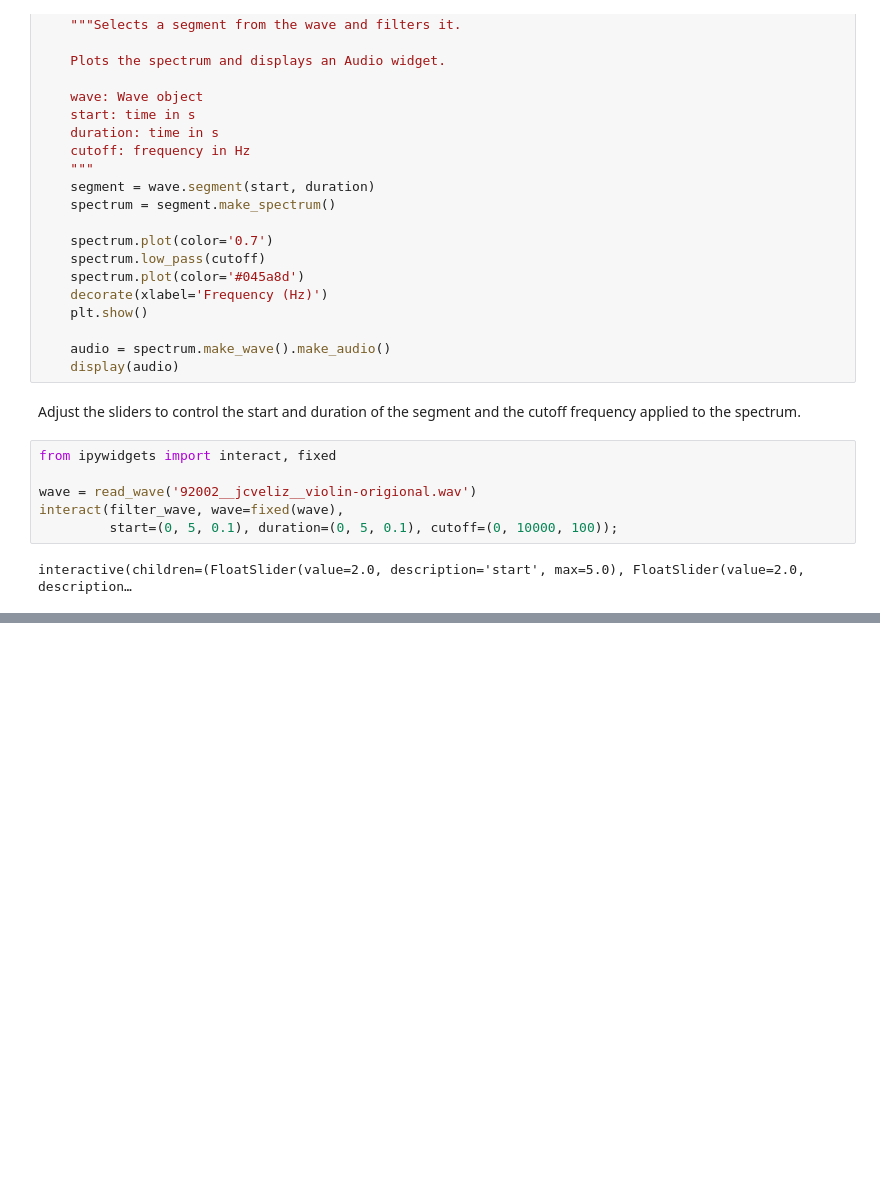
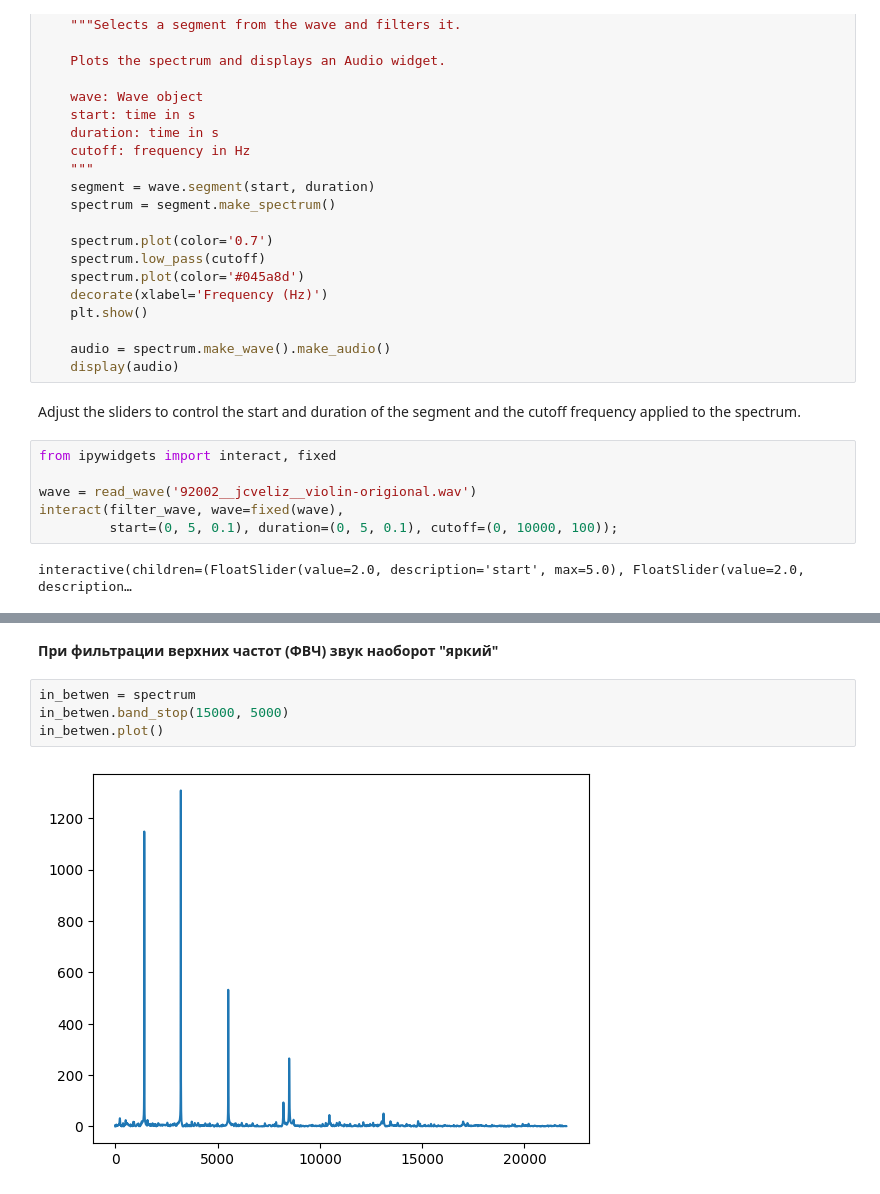
Before and after one commit to brfrmhvn/ThinkDSP, a Jupyter notebook: code/chap01.ipynb, the cells around one changed output, grey strips where cells are left out. Saved outputs shown, nothing was run; the diff lists cells and outputs as text; blank space fills up the shorter version.

```diff
--- a/code/chap01.ipynb
+++ b/code/chap01.ipynb
@@ -266,0 +320,8 @@ interactive(children=(FloatSlider(value=2.0, description='start', max=5.0), Floa
+# %% [markdown]
+**При фильтрации верхних частот (ФВЧ) звук наоборот "яркий"**
+# %%
+in_betwen = spectrum
+in_betwen.band_stop(15000, 5000)
+in_betwen.plot()
+# %% [output]
+[figure, added]
```
Also changed, not shown: parts of 16 cells of this notebook.
